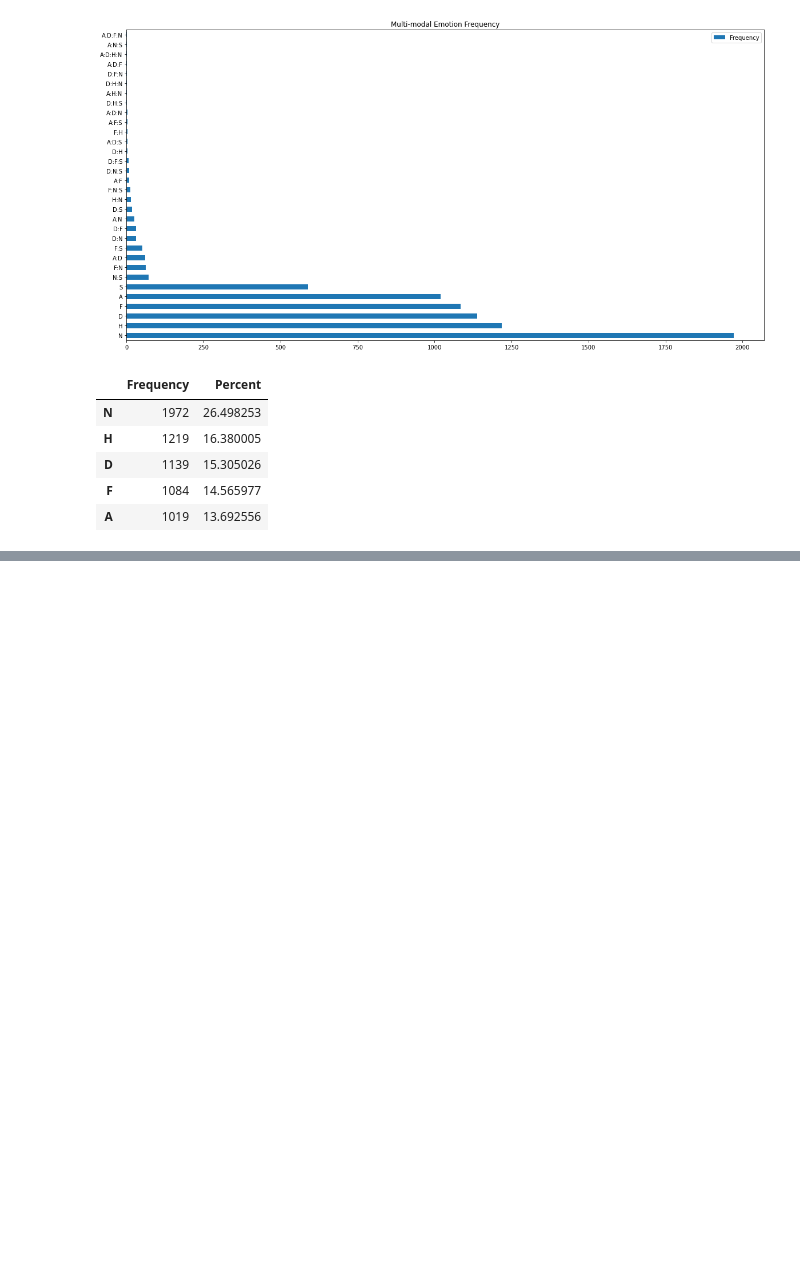
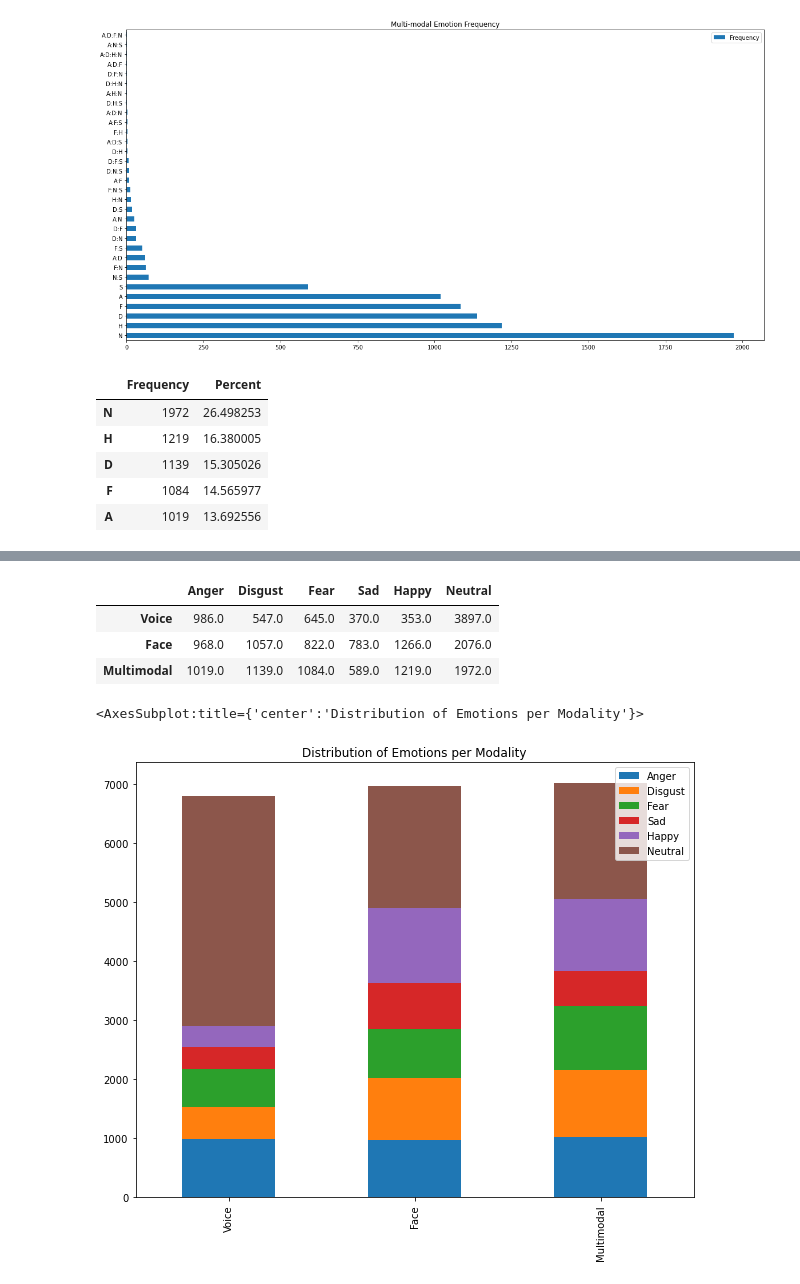
Before and after one commit to IggyBal/CRY-Baby_Empathetic_Dataset_Multimodal, a Jupyter notebook: Dataset_analysis.ipynb, the cells around one changed output, grey strips where cells are left out. Saved outputs shown, nothing was run; the diff lists cells and outputs as text; code cells hidden in the pictures; blank space fills up the shorter version.

```diff
--- a/Dataset_analysis.ipynb
+++ b/Dataset_analysis.ipynb
@@ -127,0 +130,5 @@ plt.legend()
+# %%
+df = pd.DataFrame({'Voice':vvdf["Frequency"], 'Face':fvdf["Frequency"], 'Multimodal':mvdf["Frequency"]})
+df = df.T
+df = df.fillna(0)
+df
@@ -127,0 +141,13 @@ plt.legend()
+# %%
+df = pd.DataFrame({'Anger':df["A"], 'Disgust':df["D"], 'Fear':df["F"], 'Sad':df["S"], 'Happy':df["H"], 'Neutral':df["N"]})
+df
+# %% [output]
+|  | Anger | Disgust | Fear | Sad | Happy | Neutral |
+| Voice | 986.0 | 547.0 | 645.0 | 370.0 | 353.0 | 3897.0 |
+| Face | 968.0 | 1057.0 | 822.0 | 783.0 | 1266.0 | 2076.0 |
+| Multimodal | 1019.0 | 1139.0 | 1084.0 | 589.0 | 1219.0 | 1972.0 |
+# %%
+df.plot(kind='bar', stacked=True, title='Distribution of Emotions per Modality', figsize=(10,8))
+# %% [output]
+<AxesSubplot:title={'center':'Distribution of Emotions per Modality'}>
+[figure, added]
```
Also changed, not shown: parts of 3 cells of this notebook.
